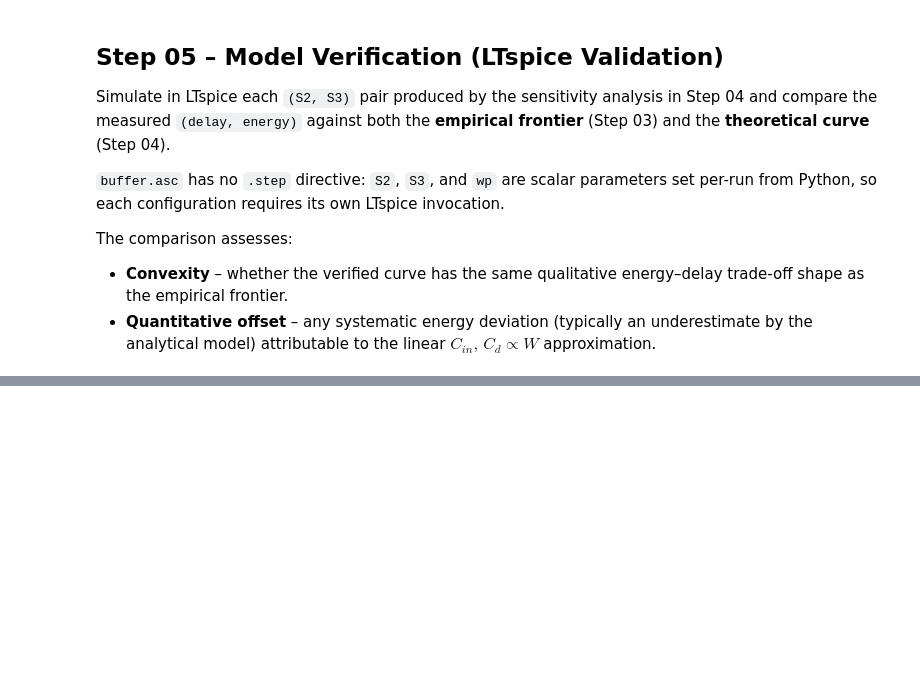
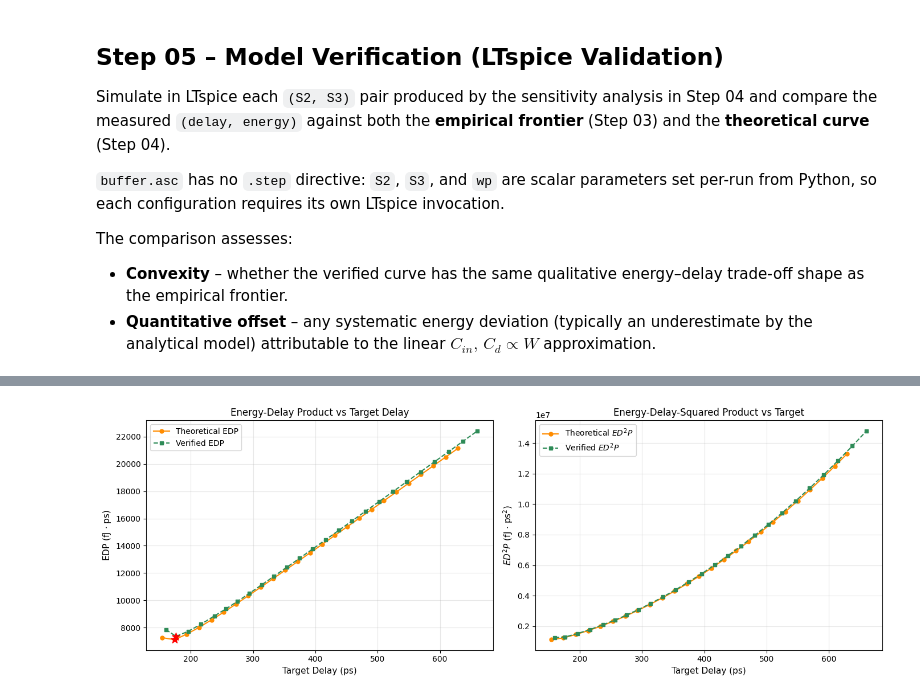
Before and after one commit to XBlayz/Low_power-projects, a Jupyter notebook: notebooks/project-01.ipynb, the cells around one changed output, grey strips where cells are left out. Cells and saved outputs as stored; diff of their text form; code cells hidden in the pictures; blank space fills up the shorter version.

```diff
--- a/notebooks/project-01.ipynb
+++ b/notebooks/project-01.ipynb
@@ -1122,0 +1226,86 @@ print("=" * 60)
+# %%
+# --- REPLACEMENT 05.5.1: FIGURES OF MERIT (EDP & ED^2P) ---
+# Evaluates the Energy-Delay Product (EDP) and Energy-Delay-Squared Product (ED2P)
+# to identify the absolute optimal operating point (the "sweet spot") of the buffer.
+
+fig, (ax1, ax2) = plt.subplots(1, 2, figsize=(14, 5))
+
+# Extract Data in fundamental units (ps and fJ)
+theo_d = df_pareto_theoretical["delay"] * 1e12
+theo_e = df_pareto_theoretical["energy_tot"] * 1e15
+ver_d = df_pareto_verified["delay"] * 1e12
+ver_e = df_pareto_verified["energy_tot"] * 1e15
+
+# Calculate EDP (fJ * ps)
+theo_edp = theo_e * theo_d
+ver_edp = ver_e * ver_d
+
+# Calculate ED^2P (fJ * ps^2) - heavily weights performance
+theo_ed2p = theo_e * (theo_d ** 2)
+ver_ed2p = ver_e * (ver_d ** 2)
+
+# Plot EDP
+ax1.plot(theo_d, theo_edp, "o-", color="darkorange", markersize=5, label="Theoretical EDP")
+ax1.plot(ver_d, ver_edp, "s--", color="seagreen", markersize=5, label="Verified EDP")
+ax1.set_xlabel("Target Delay (ps)", fontsize=11)
+ax1.set_ylabel("EDP (fJ $\cdot$ ps)", fontsize=11)
+ax1.set_title("Energy-Delay Product vs Target Delay", fontsize=12)
+ax1.legend()
+ax1.grid(True, alpha=0.3)
+
+# Mark the minimum EDP points
+min_theo_edp_idx = theo_edp.idxmin()
+min_ver_edp_idx = ver_edp.idxmin()
+ax1.scatter(theo_d[min_theo_edp_idx], theo_edp[min_theo_edp_idx], color='red', s=100, zorder=5, marker='*')
+ax1.scatter(ver_d[min_ver_edp_idx], ver_edp[min_ver_edp_idx], color='red', s=100, zorder=5, marker='*')
+
+# Plot ED^2P
+ax2.plot(theo_d, theo_ed2p, "o-", color="darkorange", markersize=5, label="Theoretical $ED^2P$")
+ax2.plot(ver_d, ver_ed2p, "s--", color="seagreen", markersize=5, label="Verified $ED^2P$")
+ax2.set_xlabel("Target Delay (ps)", fontsize=11)
+ax2.set_ylabel("$ED^2P$ (fJ $\cdot$ ps$^2$)", fontsize=11)
+ax2.set_title("Energy-Delay-Squared Product vs Target", fontsize=12)
+ax2.legend()
+ax2.grid(True, alpha=0.3)
+
+plt.tight_layout()
+plt.savefig(OUTPUT_FIG_FOLDER / "step05_figures_of_merit.png", dpi=300)
+plt.show()
+
+# --- REPLACEMENT 05.5.2: MARGINAL COST OF PERFORMANCE ---
+# Calculates the derivative -dE/dD along the Pareto curve.
+# It shows how much extra energy (fJ) it costs to save 1 ps of delay.
+
+fig, ax = plt.subplots(figsize=(9, 6))
+
+theo_d = df_pareto_theoretical["delay"] * 1e12
+theo_e = df_pareto_theoretical["energy_tot"] * 1e15
+ver_d = df_pareto_verified["delay"] * 1e12
+ver_e = df_pareto_verified["energy_tot"] * 1e15
+
+# Calculate derivative using numpy.gradient (negative because E increases as D decreases)
+# We use negative gradient so the cost is a positive value
+theo_marginal_cost = -np.gradient(theo_e, theo_d)
+ver_marginal_cost = -np.gradient(ver_e, ver_d)
+
+ax.plot(theo_d, theo_marginal_cost, "o-", color="darkorange", linewidth=1.5, label="Theoretical Cost")
+ax.plot(ver_d, ver_marginal_cost, "s--", color="seagreen", linewidth=1.5, label="Verified SPICE Cost")
+
+# Use log scale on Y because the marginal cost explodes exponentially at low delays
+ax.set_yscale("log")
+
+ax.set_xlabel("Target Delay (ps)", fontsize=12)
+ax.set_ylabel("Marginal Energy Cost (fJ / ps)", fontsize=12)
+ax.set_title("Marginal Cost of Speed: The 'Performance Wall'", fontsize=13)
+ax.legend()
+ax.grid(True, which="both", alpha=0.3)
+
+# Highlight the region where cost exceeds 1 fJ/ps
+ax.axhline(1.0, color='red', linestyle='--', alpha=0.5)
+ax.text(theo_d.max()*0.9, 1.1, "High Cost Threshold (1 fJ/ps)", color='red', fontsize=10, ha='right')
+
+plt.tight_layout()
+plt.savefig(OUTPUT_FIG_FOLDER / "step05_marginal_cost.png", dpi=300)
+plt.show()
+# %% [output]
+[figure, added]
```
Also changed, not shown: parts of 7 cells of this notebook, 1 other file.
